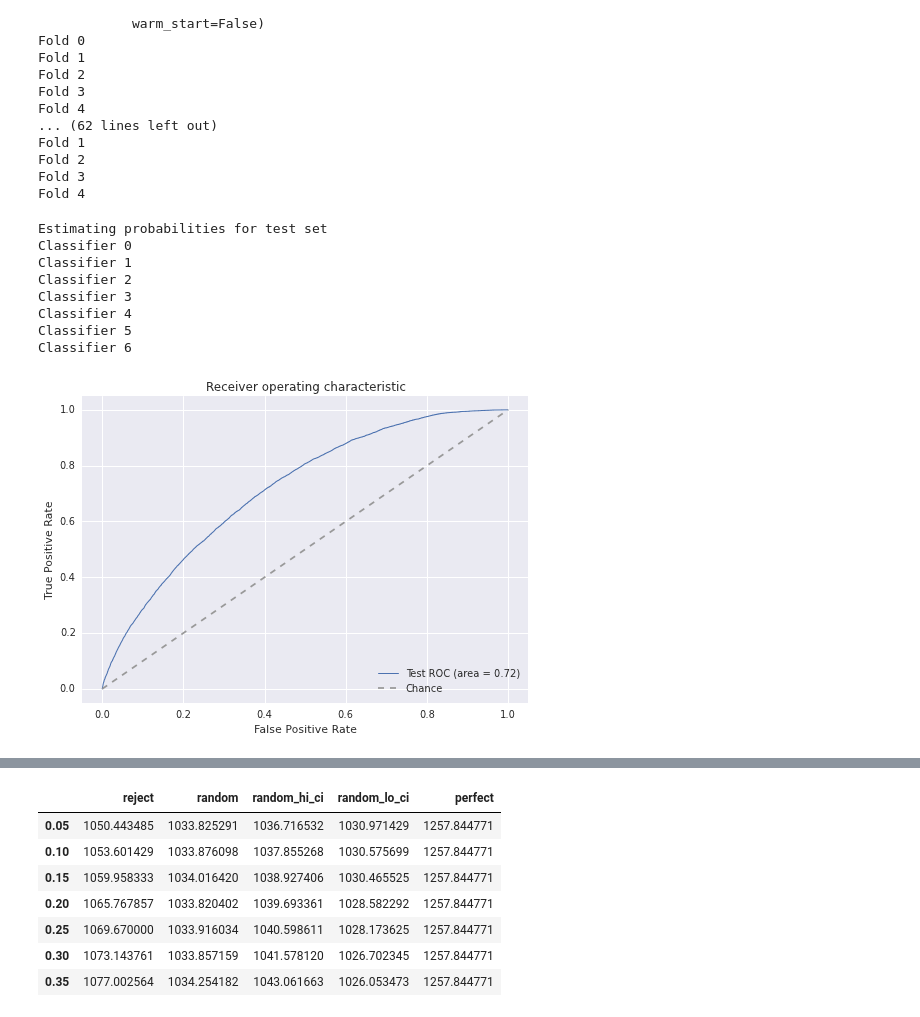
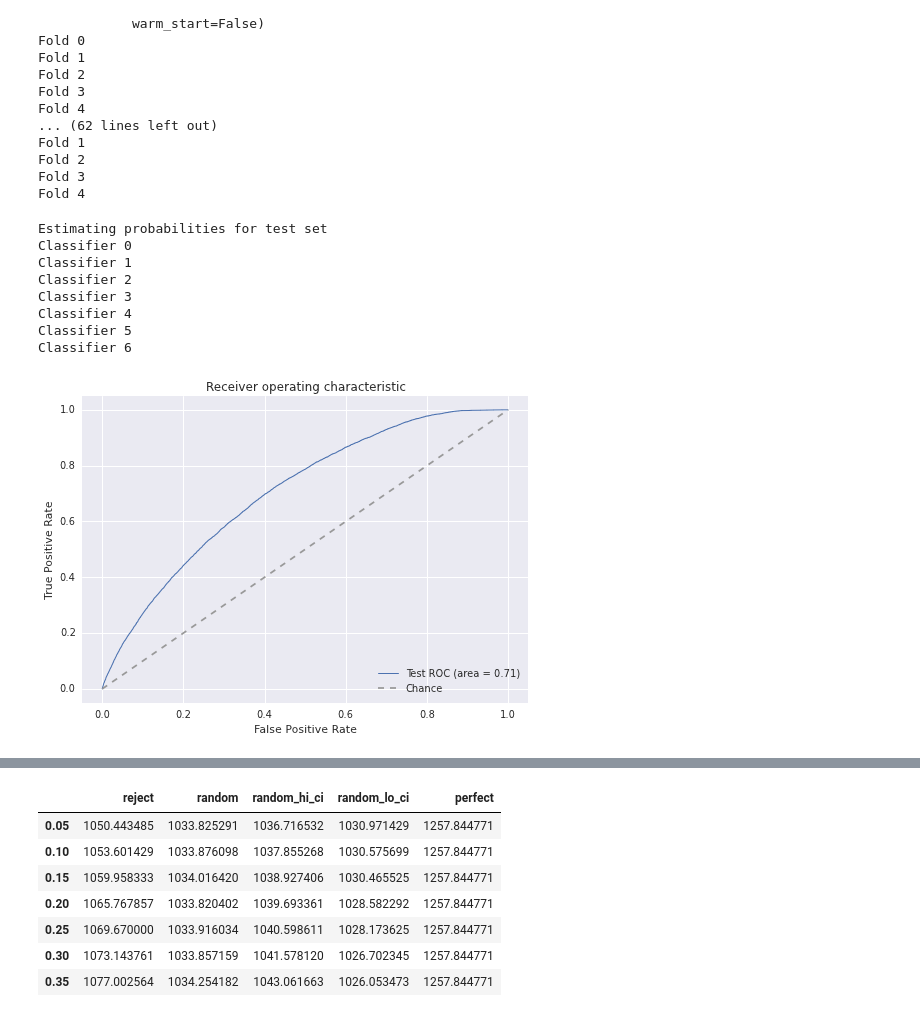
Before and after one commit to jsabrams/ds_workshop, a Jupyter notebook: capstone_project/model_performance.ipynb, the cells around one changed output, grey strips where cells are left out. Drawn from its saved outputs; the diff is of its cells as text; code cells hidden in the pictures.

```diff
--- a/capstone_project/model_performance.ipynb
+++ b/capstone_project/model_performance.ipynb
@@ -160,7 +161,8 @@ clfs = [RandomForestClassifier(n_estimators=100,
        AdaBoostClassifier(base_estimator=DT_entropy_clf, n_estimators=100, random_state=42),
        AdaBoostClassifier(base_estimator=DT_gini_clf, n_estimators=100, random_state=42)]
 clf_2 = LogisticRegression(penalty='l2', C=1, class_weight = {0: (1.0 - 0.1841), 1: 0.1841})
-clfs, clf_2 = mfit.fit_stacked_clf(clfs, clf_2, cv, X_train[reliable_feat_no_amnt_intr[0:43].index], y_train)
+#clfs, clf_2 = mfit.fit_stacked_clf(clfs, clf_2, cv, X_train[reliable_feat_no_amnt_intr[0:43].index], y_train)
+clfs, clf_2 = mfit.fit_stacked_clf(clfs, clf_2, cv, X_train[reliable_feat_no_amnt_intr[0:9].index], y_train)
 # %% [output]
 Training classifiers with cross-validation
 0 RandomForestClassifier(bootstrap=True, class_weight={0: 0.8159, 1: 0.1841},
@@ -181,16 +183,17 @@ Fold 3
 Fold 4
 # %%
 #Predict class probabilities with the stacked learner and plot ROC curve
-probas_ = mfit.stacked_clf_predict(clfs, clf_2, X_test[reliable_feat_no_amnt_intr[0:43].index], y_test)
+#probas_ = mfit.stacked_clf_predict(clfs, clf_2, X_test[reliable_feat_no_amnt_intr[0:43].index], y_test)
+probas_ = mfit.stacked_clf_predict(clfs, clf_2, X_test[reliable_feat_no_amnt_intr[0:9].index], y_test)
 # %% [output]
 Estimating probabilities for test set
 Classifier 0
 Classifier 1
 Classifier 2
 Classifier 3
 Classifier 4
 Classifier 5
 Classifier 6
-[figure, old version]
+[figure, new version]
 # %%
 #Plot ROI for the stacked learner
```
Also changed, not shown: parts of 2 cells of this notebook, 1 other file.
